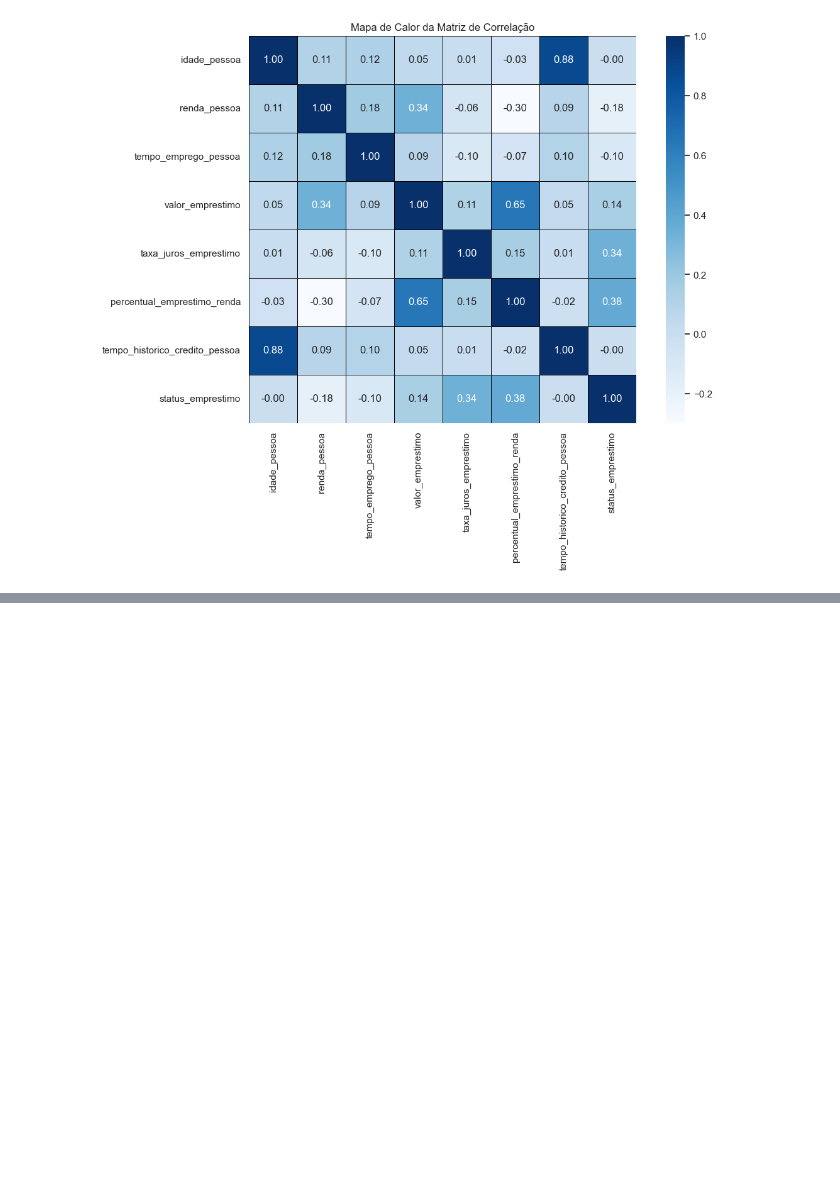
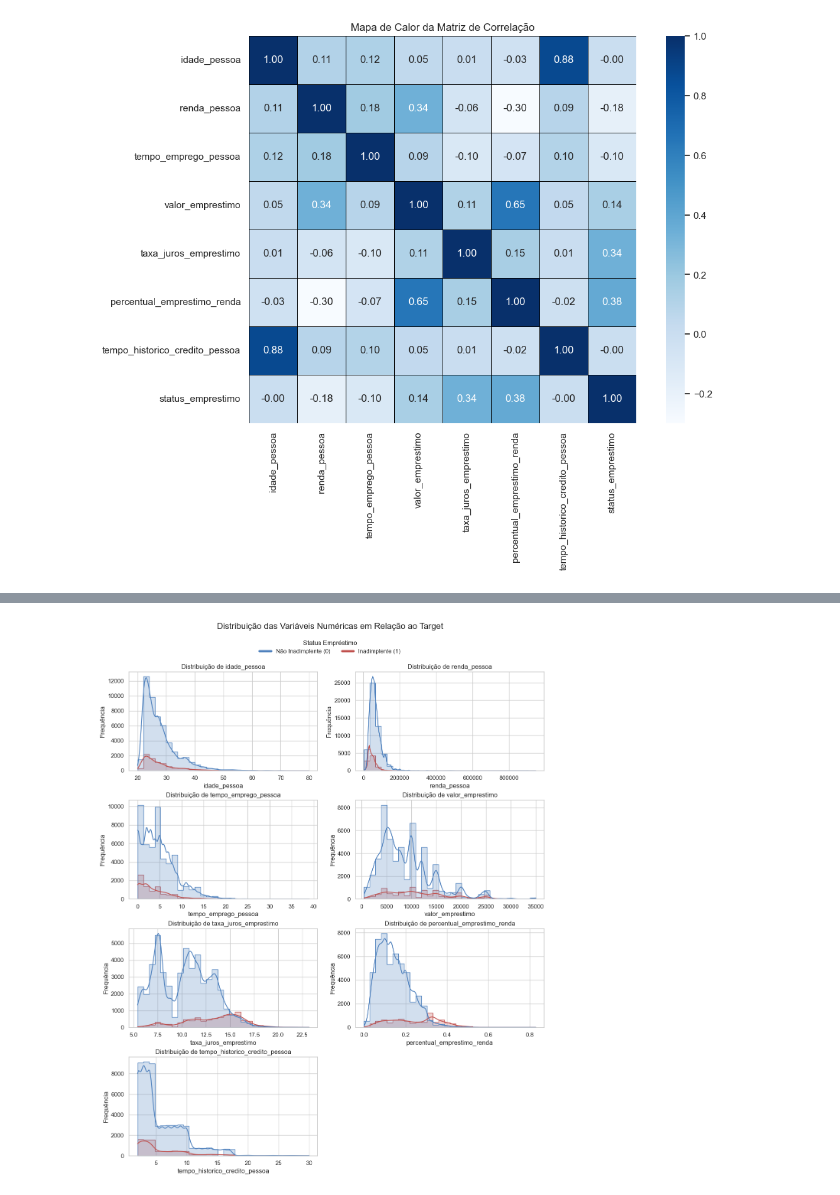
Before and after one commit to tnleite/loan-approval-prediction, a Jupyter notebook: 02-Analise/loan-approval-prediction.ipynb, the cells around one changed output, grey strips where cells are left out. Drawn from its saved outputs; the diff is of its cells as text; code cells hidden in the pictures; blank space fills up the shorter version.

```diff
--- a/02-Analise/loan-approval-prediction.ipynb
+++ b/02-Analise/loan-approval-prediction.ipynb
@@ -904,0 +903,11 @@ plt.show()
+# %%
+# Calculando a correlação com a variável target (status_emprestimo)
+correlacao_target = correlacao['status_emprestimo'].drop('status_emprestimo')  # Remover a própria correlação com o target
+
+# Ordenando as variáveis por correlação absoluta com o target em ordem decrescente
+ranking_correlacao = correlacao_target.abs().sort_values(ascending=False).index
+
+# Printando o ranking das variáveis por correlação com o target
+print("Ranking das variáveis mais correlacionadas com 'status_emprestimo':")
+for i, var in enumerate(ranking_correlacao, start=1):
+    print(f"{i}. {var} - Correlação: {correlacao_target[var]:.2f}")
@@ -904,0 +953,37 @@ plt.show()
+# %%
+# Selecionando colunas numéricas, excluindo o target
+colunas_numericas = df.select_dtypes(include=['int64', 'float64']).columns.drop("status_emprestimo")
+
+# Configurando o número de linhas e colunas para o grid de gráficos
+num_cols = 2
+num_rows = math.ceil(len(colunas_numericas) / num_cols)
+
+# Criando a figura com subplots
+fig, axes = plt.subplots(num_rows, num_cols, figsize=(14, num_rows * 4))
+fig.suptitle("Distribuição das Variáveis Numéricas em Relação ao Target", fontsize=16)
+
+# Loop para criar cada gráfico de distribuição em uma célula de subplot
+for i, col in enumerate(colunas_numericas):
+    row = i // num_cols
+    col_idx = i % num_cols
+    sns.histplot(data=df, x=col, hue="status_emprestimo", kde=True, palette=["#4F81BD", "#C0504D"], bins=30, element="step", ax=axes[row, col_idx])
+    axes[row, col_idx].set_title(f'Distribuição de {col}')
+    axes[row, col_idx].set_xlabel(col)
+    axes[row, col_idx].set_ylabel("Frequência")
+    # Removendo legendas dos gráficos individuais
+    axes[row, col_idx].get_legend().remove()
+
+# Remover o eixo vazio se o número de gráficos for ímpar
+if len(colunas_numericas) % 2 != 0:
+    fig.delaxes(axes[-1, -1])
+
+# Adicionando a legenda geral abaixo do título
+handles = [plt.Line2D([0], [0], color="#4F81BD", lw=4),
+           plt.Line2D([0], [0], color="#C0504D", lw=4)]
+labels = ["Não Inadimplente (0)", "Inadimplente (1)"]
+fig.legend(handles, labels, loc='upper center', bbox_to_anchor=(0.5, 0.96), ncol=2, frameon=False, title="Status Empréstimo")
+
+plt.subplots_adjust(top=0.90, hspace=0.3)  # Ajuste para melhor espaçamento
+plt.show()
+# %% [output]
+[figure, added]
```
Also changed, not shown: parts of 13 cells of this notebook.
